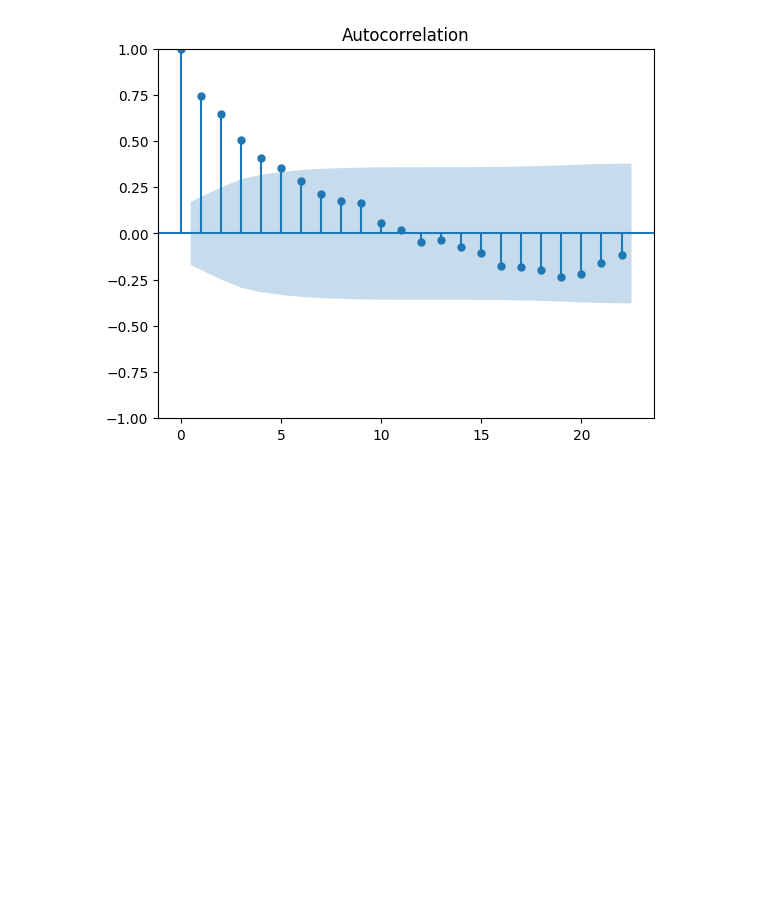
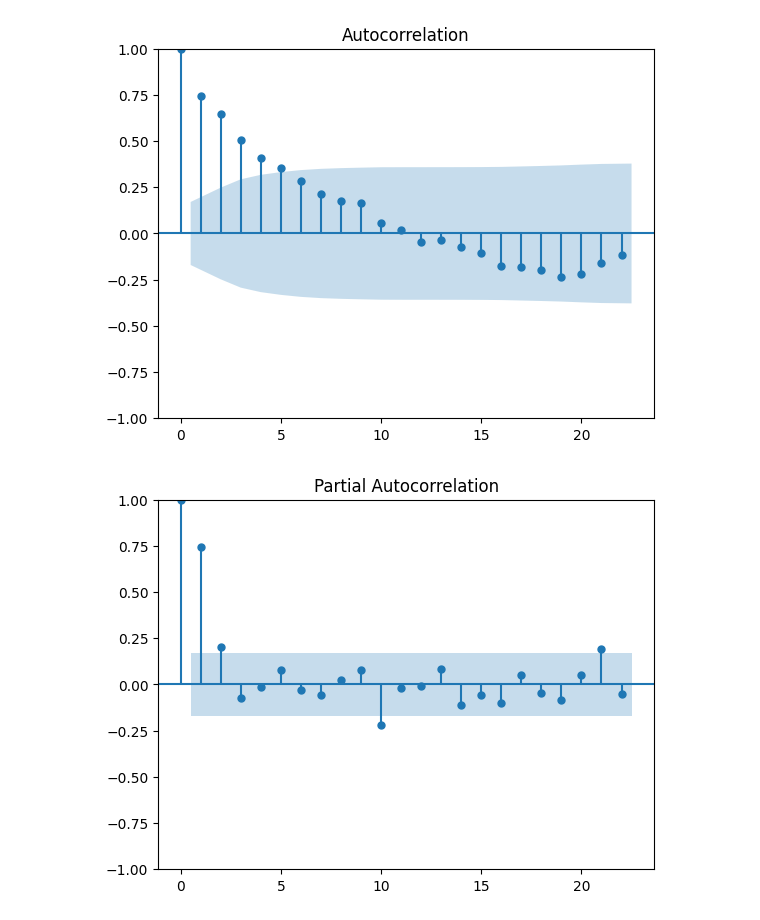
Before and after one commit to shreyas2004/airline, a Jupyter notebook: Airline.ipynb, the cells around one changed output. Drawn from its saved outputs; the diff is of its cells as text; code cells hidden in the pictures; blank space fills up the shorter version.

Commit message:
we calculate q using acf plot and p using pacf plot

```diff
--- a/Airline.ipynb
+++ b/Airline.ipynb
@@ -139,3 +139,7 @@ acf = plot_acf(df_airline["Passengers Second Difference"].dropna())
 acf12 = plot_acf(df_airline["Passengers 12 Difference"].dropna())
 # %% [output]
 [figure]
+# %%
+pacf12 = plot_pacf(df_airline["Passengers 12 Difference"].dropna())
+# %% [output]
+[figure, added]
```
